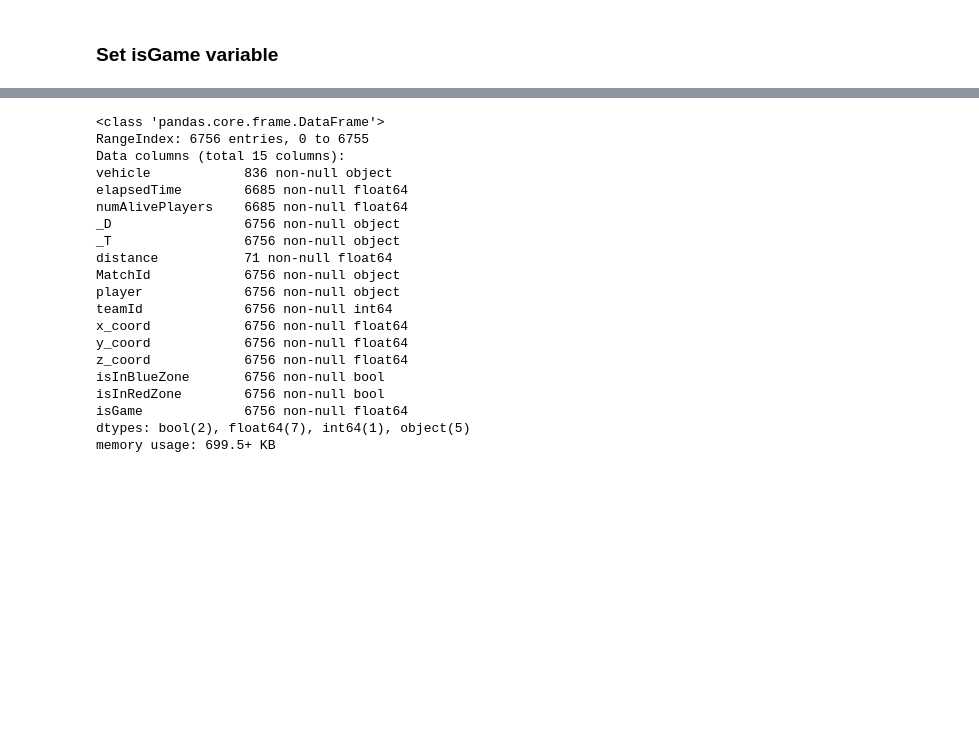
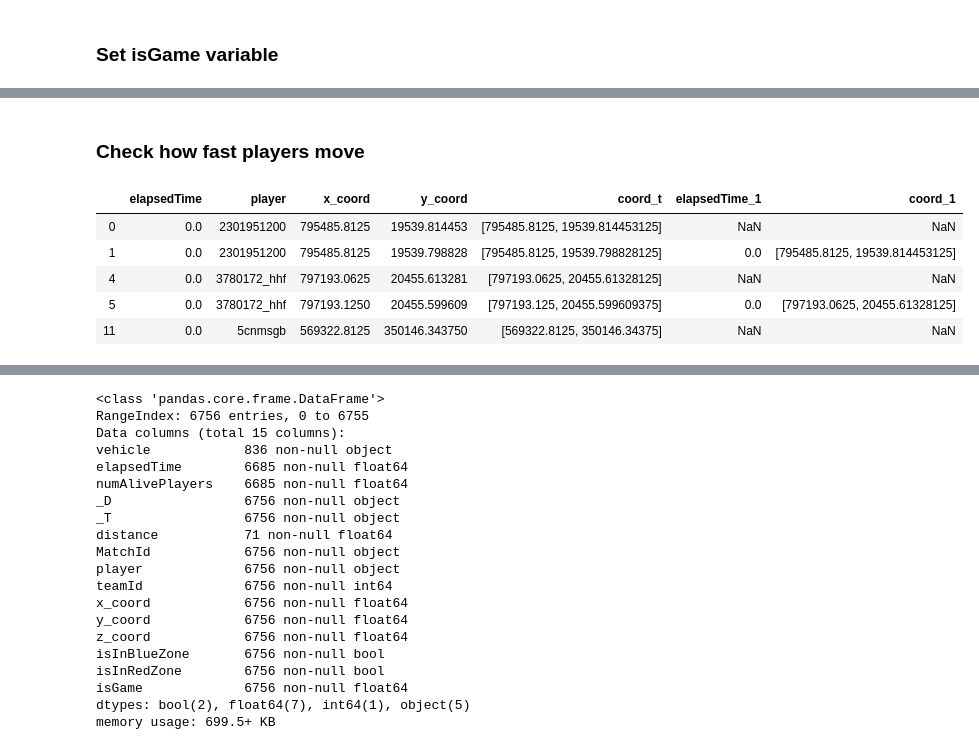
Before and after one commit to valerii-ginak/PUBG_Capstone, a Jupyter notebook: extract_transform_(loadsomeday).ipynb, the cells around one changed output, grey strips where cells are left out. Cells and saved outputs as stored; diff of their text form; code cells hidden in the pictures; blank space fills up the shorter version.

Commit message:
work on players collaboration
start checking movement speed of players to check if it makes sense to create bins for elapsed times for LogPlayerPosition

```diff
--- a/extract_transform_(loadsomeday).ipynb
+++ b/extract_transform_(loadsomeday).ipynb
@@ -320,3 +320,34 @@ data.head()
 | 2 | None | 0.0 | 69.0 | 2020-04-02T23:51:04.491Z | LogPlayerPosition | NaN | match.bro.official.pc-2018-06.ste... | LeQing-QAQ | 5 | 344032.6250 | ... |
 | 3 | None | 0.0 | 70.0 | 2020-04-02T23:51:04.570Z | LogPlayerPosition | NaN | match.bro.official.pc-2018-06.ste... | HaoYangA_0820 | 12 | 570013.8125 | ... |
 | 4 | None | 0.0 | 70.0 | 2020-04-02T23:51:04.595Z | LogPlayerPosition | NaN | match.bro.official.pc-2018-06.ste... | Hmty1020 | 10 | 343260.5000 | ... |
+# %% [markdown]
+### Check how fast players move
+# %%
+# get coordinates as points in a plane (only x and y coordinates)
+data_sorted = data[['elapsedTime','player','x_coord','y_coord']].sort_values(['player','elapsedTime']).reset_index().drop('index', axis=1)
+data_sorted = data_sorted.drop_duplicates()
+data_sorted['coord_t'] = data_sorted.apply(lambda row: [row.x_coord, row.y_coord], axis=1)
+data_sorted['elapsedTime_1'] = data_sorted['elapsedTime'].shift(1)
+data_sorted['coord_1'] = data_sorted['coord_t'].shift(1)
+# %%
+# eliminate the first observation in coord_t-1 for each player
+coord_t1 = []
+elapsedTime = []
+for i in data_sorted.player.unique():
+    a = data_sorted[data_sorted['player'] == i]['coord_1'].tolist()
+    b = data_sorted[data_sorted['player'] == i]['elapsedTime_1'].tolist()
+    a[0] = np.nan
+    b[0] = np.nan
+    coord_t1 = coord_t1 + a
+    elapsedTime = elapsedTime + b
+
+data_sorted['coord_1'] = coord_t1
+data_sorted['elapsedTime_1'] = elapsedTime
+data_sorted.head()
+# %% [output]
+|  | elapsedTime | player | x_coord | y_coord | coord_t | elapsedTime_1 | coord_1 |
+| 0 | 0.0 | 2301951200 | 795485.8125 | 19539.814453 | [795485.8125, 19539.814453125] | NaN | NaN |
+| 1 | 0.0 | 2301951200 | 795485.8125 | 19539.798828 | [795485.8125, 19539.798828125] | 0.0 | [795485.8125, 19539.814453125] |
+| 4 | 0.0 | 3780172_hhf | 797193.0625 | 20455.613281 | [797193.0625, 20455.61328125] | NaN | NaN |
+| 5 | 0.0 | 3780172_hhf | 797193.1250 | 20455.599609 | [797193.125, 20455.599609375] | 0.0 | [797193.0625, 20455.61328125] |
+| 11 | 0.0 | 5cnmsgb | 569322.8125 | 350146.343750 | [569322.8125, 350146.34375] | NaN | NaN |
```
Also changed, not shown: parts of 8 cells of this notebook.
